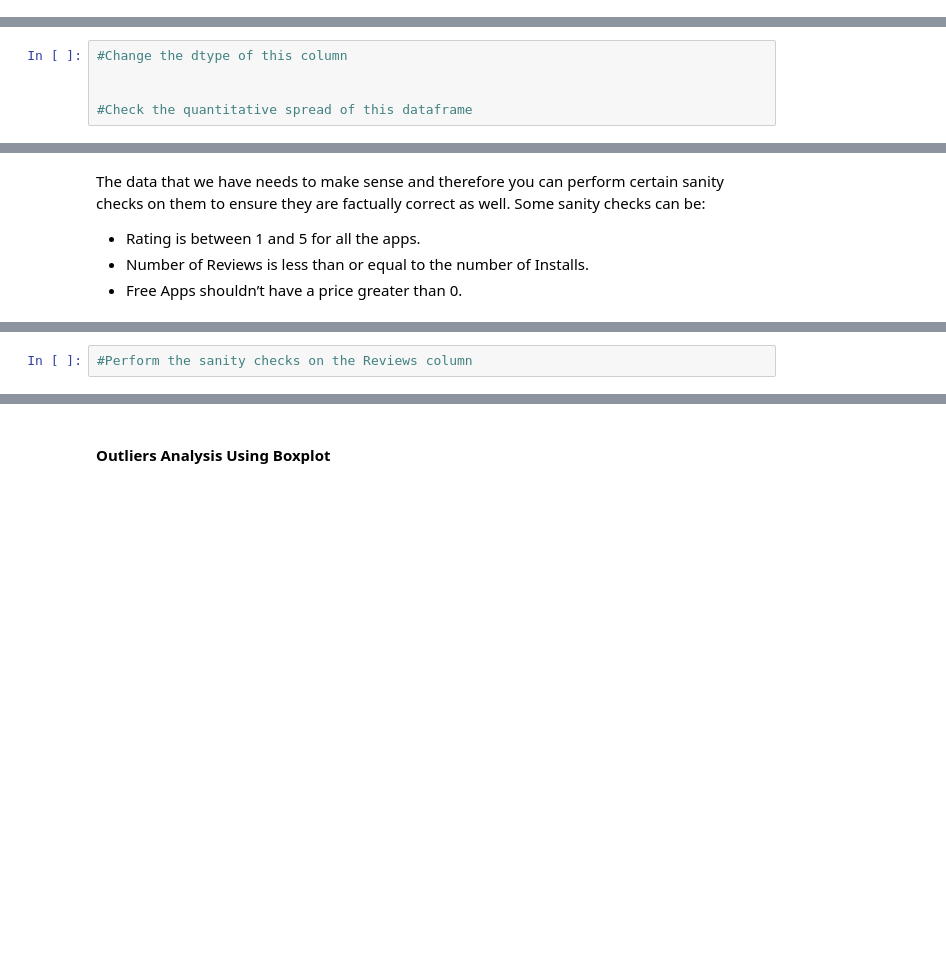
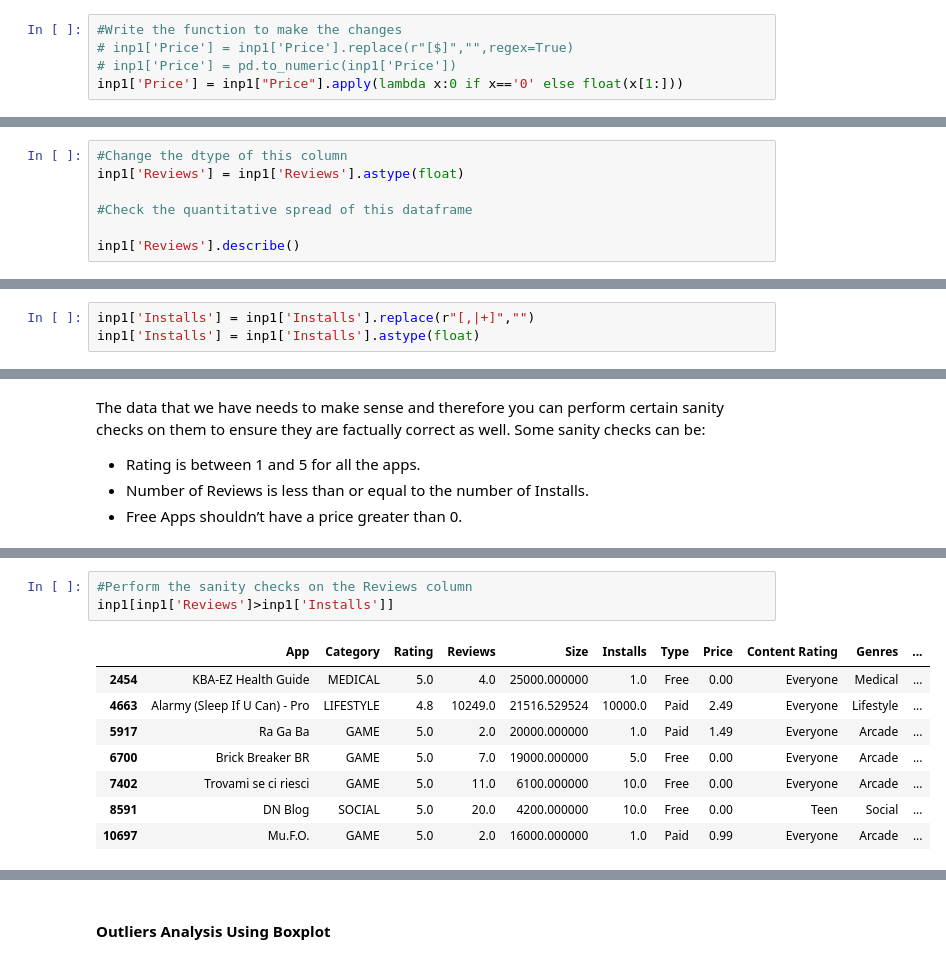
Before and after one commit to saishankar2748/Data-Analysis, a Jupyter notebook: Case Study Google Playstore apps/Data Visualisation in Python - Case Study.ipynb, the cells around one changed output, grey strips where cells are left out. Drawn from its saved outputs; the diff is of its cells as text; blank space fills up the shorter version.

```diff
--- a/Case Study Google Playstore apps/Data Visualisation in Python - Case Study.ipynb
+++ b/Case Study Google Playstore apps/Data Visualisation in Python - Case Study.ipynb
@@ -276,0 +319,5 @@ Name: Current Ver, Length: 2638, dtype: int64
+# %%
+#Write the function to make the changes
+# inp1['Price'] = inp1['Price'].replace(r"[$]","",regex=True)
+# inp1['Price'] = pd.to_numeric(inp1['Price'])
+inp1['Price'] = inp1["Price"].apply(lambda x:0 if x=='0' else float(x[1:]))
@@ -281,5 +345,7 @@ Name: Current Ver, Length: 2638, dtype: int64
 # %%
 #Change the dtype of this column
-
+inp1['Reviews'] = inp1['Reviews'].astype(float)
 
 #Check the quantitative spread of this dataframe
+
+inp1['Reviews'].describe()
@@ -289,0 +396,3 @@ Name: Current Ver, Length: 2638, dtype: int64
+# %%
+inp1['Installs'] = inp1['Installs'].replace(r"[,|+]","")
+inp1['Installs'] = inp1['Installs'].astype(float)
@@ -298,2 +464,12 @@ The data that we have needs to make sense and therefore you can perform certain
 # %%
 #Perform the sanity checks on the Reviews column
+inp1[inp1['Reviews']>inp1['Installs']]
+# %% [output]
+|  | App | Category | Rating | Reviews | Size | Installs | Type | Price | Content Rating | Genres | ... |
+| 2454 | KBA-EZ Health Guide | MEDICAL | 5.0 | 4.0 | 25000.000000 | 1.0 | Free | 0.00 | Everyone | Medical | ... |
+| 4663 | Alarmy (Sleep If U Can) - Pro | LIFESTYLE | 4.8 | 10249.0 | 21516.529524 | 10000.0 | Paid | 2.49 | Everyone | Lifestyle | ... |
+| 5917 | Ra Ga Ba | GAME | 5.0 | 2.0 | 20000.000000 | 1.0 | Paid | 1.49 | Everyone | Arcade | ... |
+| 6700 | Brick Breaker BR | GAME | 5.0 | 7.0 | 19000.000000 | 5.0 | Free | 0.00 | Everyone | Arcade | ... |
+| 7402 | Trovami se ci riesci | GAME | 5.0 | 11.0 | 6100.000000 | 10.0 | Free | 0.00 | Everyone | Arcade | ... |
+| 8591 | DN Blog | SOCIAL | 5.0 | 20.0 | 4200.000000 | 10.0 | Free | 0.00 | Teen | Social | ... |
+| 10697 | Mu.F.O. | GAME | 5.0 | 2.0 | 16000.000000 | 1.0 | Paid | 0.99 | Everyone | Arcade | ... |
```
Also changed, not shown: parts of 18 cells of this notebook.
